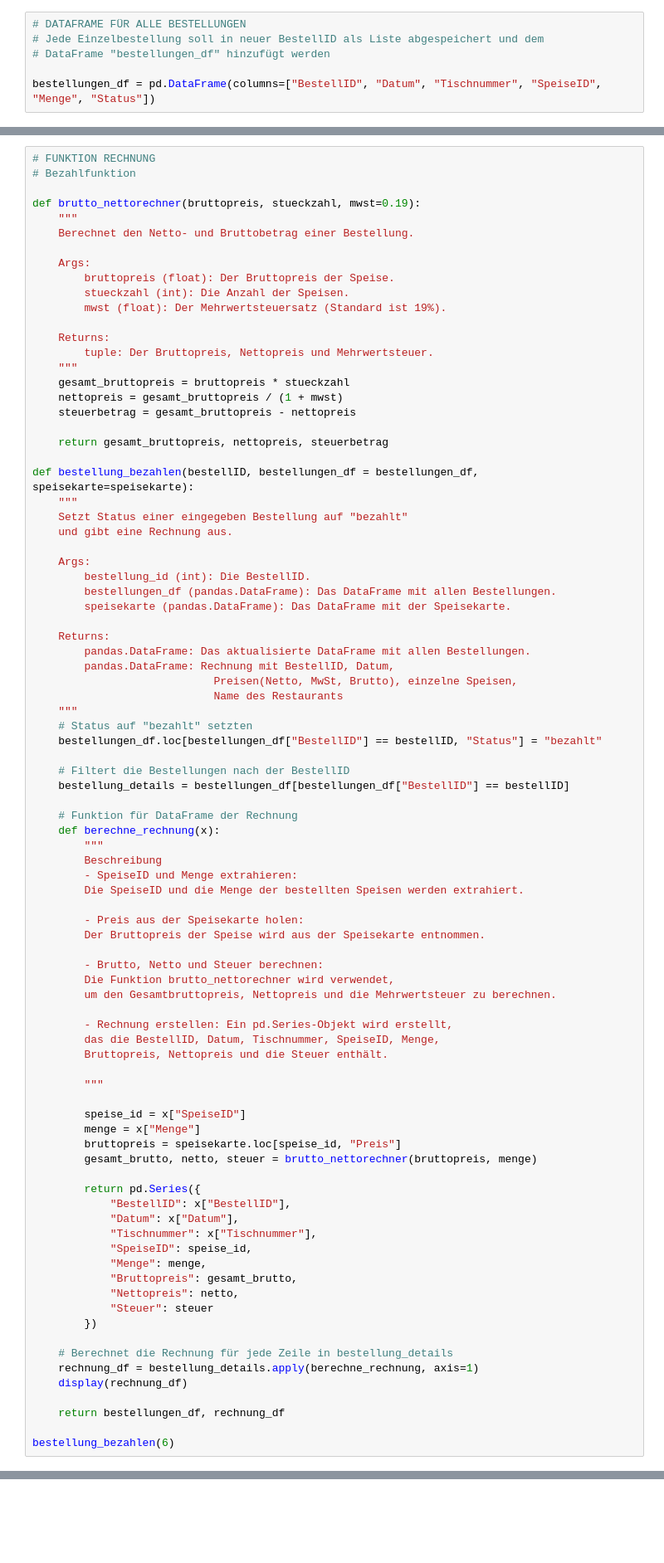
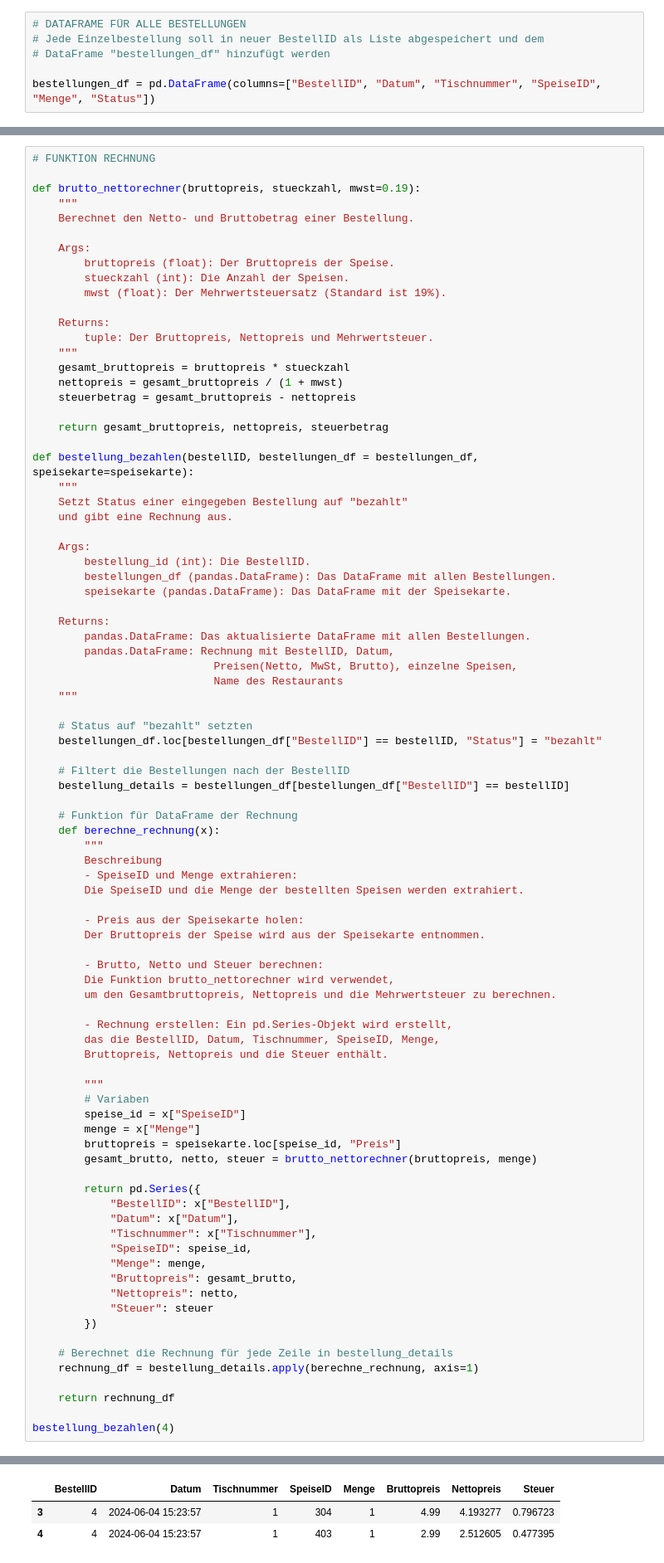
Before and after one commit to lisabeller/Praxisprojekt-Python-Bestelltool, a Jupyter notebook: Bestelltool_neu.ipynb, the cells around one changed output, grey strips where cells are left out. Shown: that part at 83% size. Cells and saved outputs as stored; diff of their text form; blank space fills up the shorter version.

```diff
--- a/Bestelltool_neu.ipynb
+++ b/Bestelltool_neu.ipynb
@@ -273,7 +260,6 @@ add_storno_widget()
 [interactive output not drawn]
 # %%
 # FUNKTION RECHNUNG
-# Bezahlfunktion
 
 def brutto_nettorechner(bruttopreis, stueckzahl, mwst=0.19):
     """
@@ -309,6 +295,7 @@ def bestellung_bezahlen(bestellID, bestellungen_df = bestellungen_df, speisekart
                             Preisen(Netto, MwSt, Brutto), einzelne Speisen,
                             Name des Restaurants
     """
+
     # Status auf "bezahlt" setzten
     bestellungen_df.loc[bestellungen_df["BestellID"] == bestellID, "Status"] = "bezahlt"
 
@@ -334,7 +321,7 @@ def bestellung_bezahlen(bestellID, bestellungen_df = bestellungen_df, speisekart
         Bruttopreis, Nettopreis und die Steuer enthält.
 
         """
-
+        # Variaben
         speise_id = x["SpeiseID"]
         menge = x["Menge"]
         bruttopreis = speisekarte.loc[speise_id, "Preis"]
@@ -353,9 +340,8 @@ def bestellung_bezahlen(bestellID, bestellungen_df = bestellungen_df, speisekart
 
     # Berechnet die Rechnung für jede Zeile in bestellung_details
     rechnung_df = bestellung_details.apply(berechne_rechnung, axis=1)
-    display(rechnung_df)
 
-    return bestellungen_df, rechnung_df
+    return rechnung_df
 
-bestellung_bezahlen(6)
+bestellung_bezahlen(4)
 # %% [output]
@@ -363,3 +348,6 @@ TypeError: unsupported operand type(s) for /: 'str' and 'float'
+|  | BestellID | Datum | Tischnummer | SpeiseID | Menge | Bruttopreis | Nettopreis | Steuer |
+| 3 | 4 | 2024-06-04 15:23:57 | 1 | 304 | 1 | 4.99 | 4.193277 | 0.796723 |
+| 4 | 4 | 2024-06-04 15:23:57 | 1 | 403 | 1 | 2.99 | 2.512605 | 0.477395 |
 # %%
 # Dataframe abspeichern als csv mit aktuellem Datum
 
```
Also changed, not shown: parts of 6 cells of this notebook, 2 other files.
